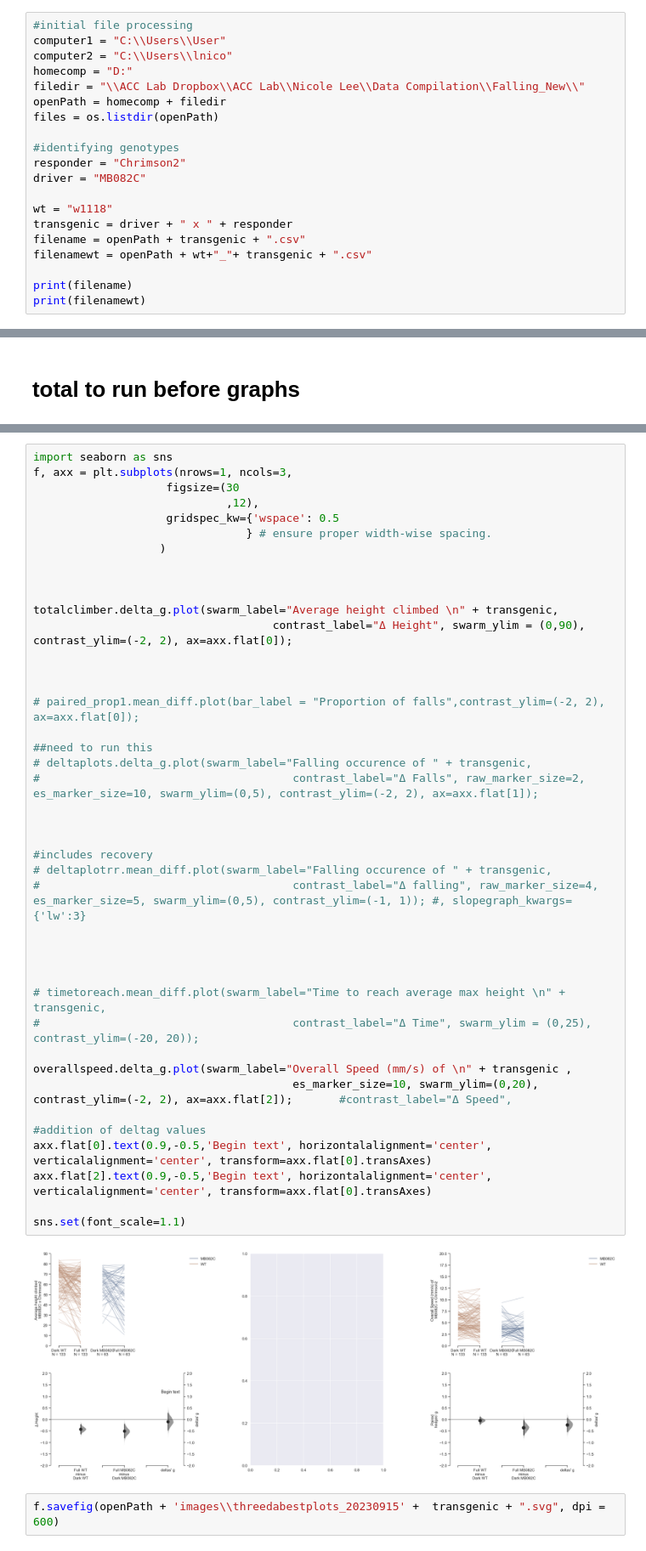
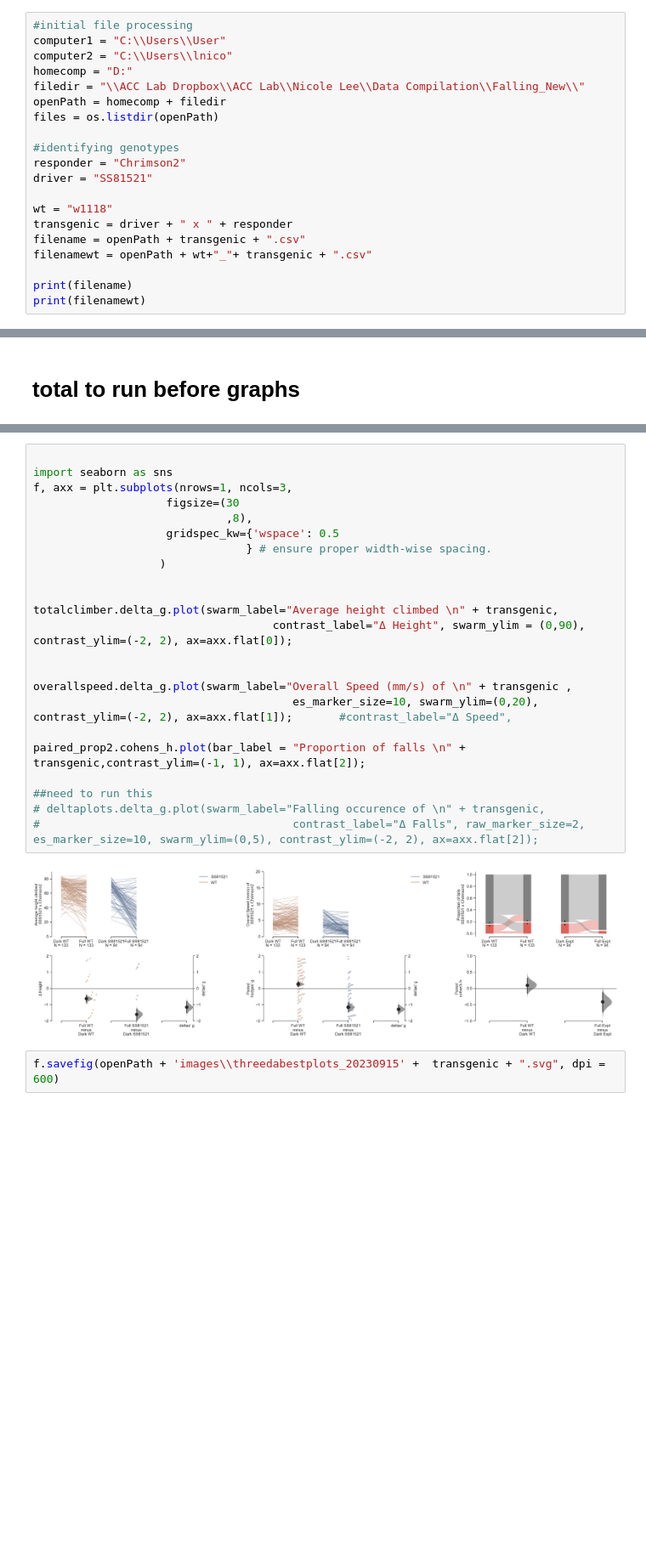
Before and after one commit to lnicole08/deltaG_screen, a Jupyter notebook: Onlydabest_falling.ipynb, the cells around one changed output, grey strips where cells are left out. Shown: that part at 85% size. Drawn from its saved outputs; the diff is of its cells as text; blank space fills up the shorter version.

```diff
--- a/Onlydabest_falling.ipynb
+++ b/Onlydabest_falling.ipynb
@@ -46,7 +50,7 @@ files = os.listdir(openPath)
 
 #identifying genotypes
 responder = "Chrimson2"
-driver = "MB082C"
+driver = "SS81521"
 
 wt = "w1118"
 transgenic = driver + " x " + responder
@@ -322,46 +300,27 @@ deltaplots.delta_g.plot(swarm_label="Falling occurence of " + transgenic,
 # %%
+
 import seaborn as sns
 f, axx = plt.subplots(nrows=1, ncols=3,
                     figsize=(30
-                             ,12),
+                             ,8),
                     gridspec_kw={'wspace': 0.5
                                 } # ensure proper width-wise spacing.
                    )
-
 
 
 totalclimber.delta_g.plot(swarm_label="Average height climbed \n" + transgenic,
                                     contrast_label="Δ Height", swarm_ylim = (0,90), contrast_ylim=(-2, 2), ax=axx.flat[0]);
 
 
+overallspeed.delta_g.plot(swarm_label="Overall Speed (mm/s) of \n" + transgenic ,
+                                       es_marker_size=10, swarm_ylim=(0,20), contrast_ylim=(-2, 2), ax=axx.flat[1]);       #contrast_label="Δ Speed",
 
-# paired_prop1.mean_diff.plot(bar_label = "Proportion of falls",contrast_ylim=(-2, 2), ax=axx.flat[0]);
+paired_prop2.cohens_h.plot(bar_label = "Proportion of falls \n" + transgenic,contrast_ylim=(-1, 1), ax=axx.flat[2]);
 
 ##need to run this
-# deltaplots.delta_g.plot(swarm_label="Falling occurence of " + transgenic,
-#                                      contrast_label="Δ Falls", raw_marker_size=2, es_marker_size=10, swarm_ylim=(0,5), contrast_ylim=(-2, 2), ax=axx.flat[1]);
-
-
-
-#includes recovery
-# deltaplotrr.mean_diff.plot(swarm_label="Falling occurence of " + transgenic,
-#                                      contrast_label="Δ falling", raw_marker_size=4, es_marker_size=5, swarm_ylim=(0,5), contrast_ylim=(-1, 1)); #, slopegraph_kwargs={'lw':3}
-
-
-
-
-# timetoreach.mean_diff.plot(swarm_label="Time to reach average max height \n" + transgenic,
-#                                      contrast_label="Δ Time", swarm_ylim = (0,25), contrast_ylim=(-20, 20));
-
-overallspeed.delta_g.plot(swarm_label="Overall Speed (mm/s) of \n" + transgenic ,
-                                       es_marker_size=10, swarm_ylim=(0,20), contrast_ylim=(-2, 2), ax=axx.flat[2]);       #contrast_label="Δ Speed",
-
-#addition of deltag values
-axx.flat[0].text(0.9,-0.5,'Begin text', horizontalalignment='center', verticalalignment='center', transform=axx.flat[0].transAxes)
-axx.flat[2].text(0.9,-0.5,'Begin text', horizontalalignment='center', verticalalignment='center', transform=axx.flat[0].transAxes)
-
-sns.set(font_scale=1.1)
+# deltaplots.delta_g.plot(swarm_label="Falling occurence of \n" + transgenic,
+#                                      contrast_label="Δ Falls", raw_marker_size=2, es_marker_size=10, swarm_ylim=(0,5), contrast_ylim=(-2, 2), ax=axx.flat[2]);
 # %% [output]
-[figure, old version]
+[figure, new version]
 # %%
 f.savefig(openPath + 'images\\threedabestplots_20230915' +  transgenic + ".svg", dpi = 600)
```
Also changed, not shown: parts of 48 cells of this notebook.
